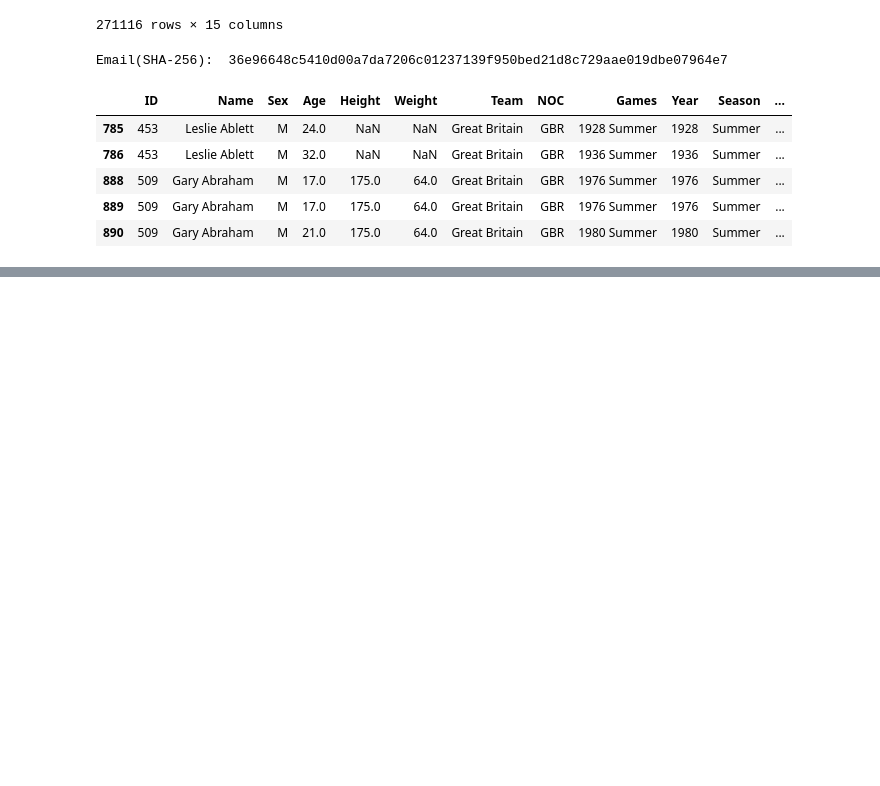
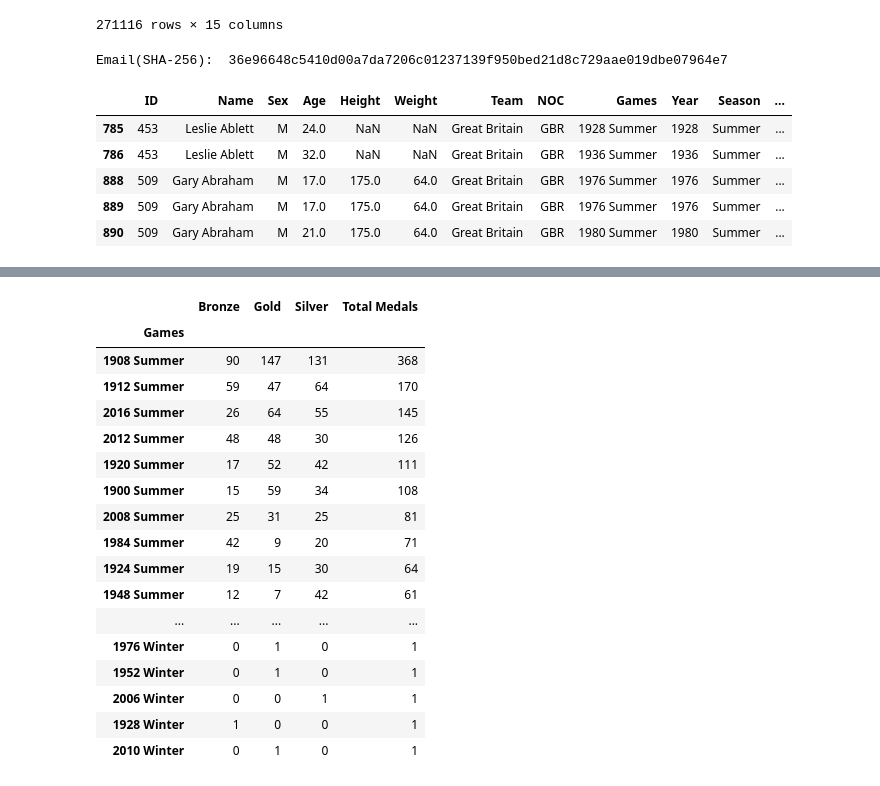
Before and after one commit to SCGlass/Databehandling_project_OS, a Jupyter notebook: Sam/Exercise_1.ipynb, the cells around one changed output, grey strips where cells are left out. Cells and saved outputs as stored; diff of their text form; code cells hidden in the pictures; blank space fills up the shorter version.

```diff
--- a/Sam/Exercise_1.ipynb
+++ b/Sam/Exercise_1.ipynb
@@ -81,0 +123,29 @@ df_medals
+# %%
+# Antal medal per OS
+
+df_medals= df_GB.loc[df_GB["Medal"].notna(),["Games","Medal"]]
+df_medals = df_medals.groupby(["Games","Medal"]).Medal.count().reset_index(name="Total")
+df_medals = df_medals.set_index(['Games', 'Medal']).unstack('Medal', fill_value=0)
+df_medals.columns = df_medals.columns.droplevel(0) # Dropped the Total index column
+df_medals = df_medals.rename_axis(None,axis=1)
+df_medals["Total Medals"] = df_medals.sum(axis=1, numeric_only= True)
+df_medals.sort_values(by="Total Medals",ascending= False)
+# %% [output]
+|  | Bronze | Gold | Silver | Total Medals |
+| Games |  |  |  |  |
+| 1908 Summer | 90 | 147 | 131 | 368 |
+| 1912 Summer | 59 | 47 | 64 | 170 |
+| 2016 Summer | 26 | 64 | 55 | 145 |
+| 2012 Summer | 48 | 48 | 30 | 126 |
+| 1920 Summer | 17 | 52 | 42 | 111 |
+| 1900 Summer | 15 | 59 | 34 | 108 |
+| 2008 Summer | 25 | 31 | 25 | 81 |
+| 1984 Summer | 42 | 9 | 20 | 71 |
+| 1924 Summer | 19 | 15 | 30 | 64 |
+| 1948 Summer | 12 | 7 | 42 | 61 |
+| ... | ... | ... | ... | ... |
+| 1976 Winter | 0 | 1 | 0 | 1 |
+| 1952 Winter | 0 | 1 | 0 | 1 |
+| 2006 Winter | 0 | 0 | 1 | 1 |
+| 1928 Winter | 1 | 0 | 0 | 1 |
+| 2010 Winter | 0 | 1 | 0 | 1 |
```
Also changed, not shown: parts of 3 cells of this notebook.
